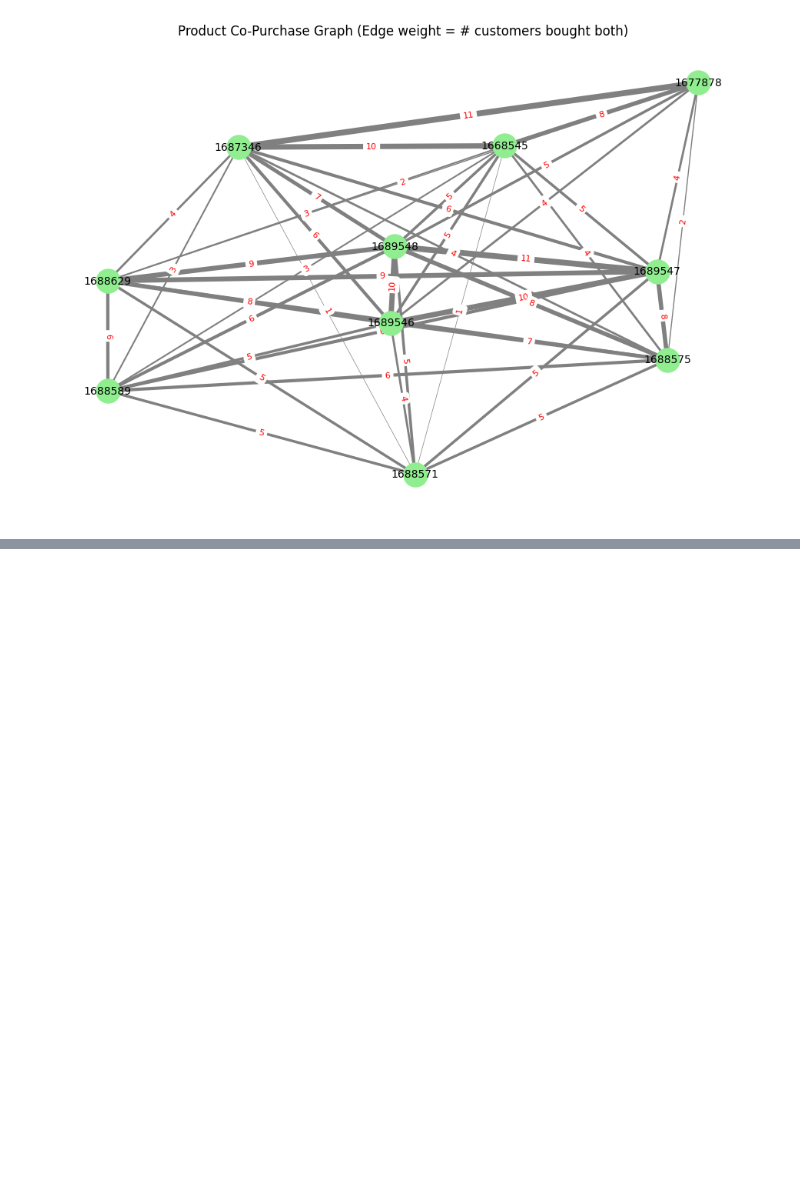
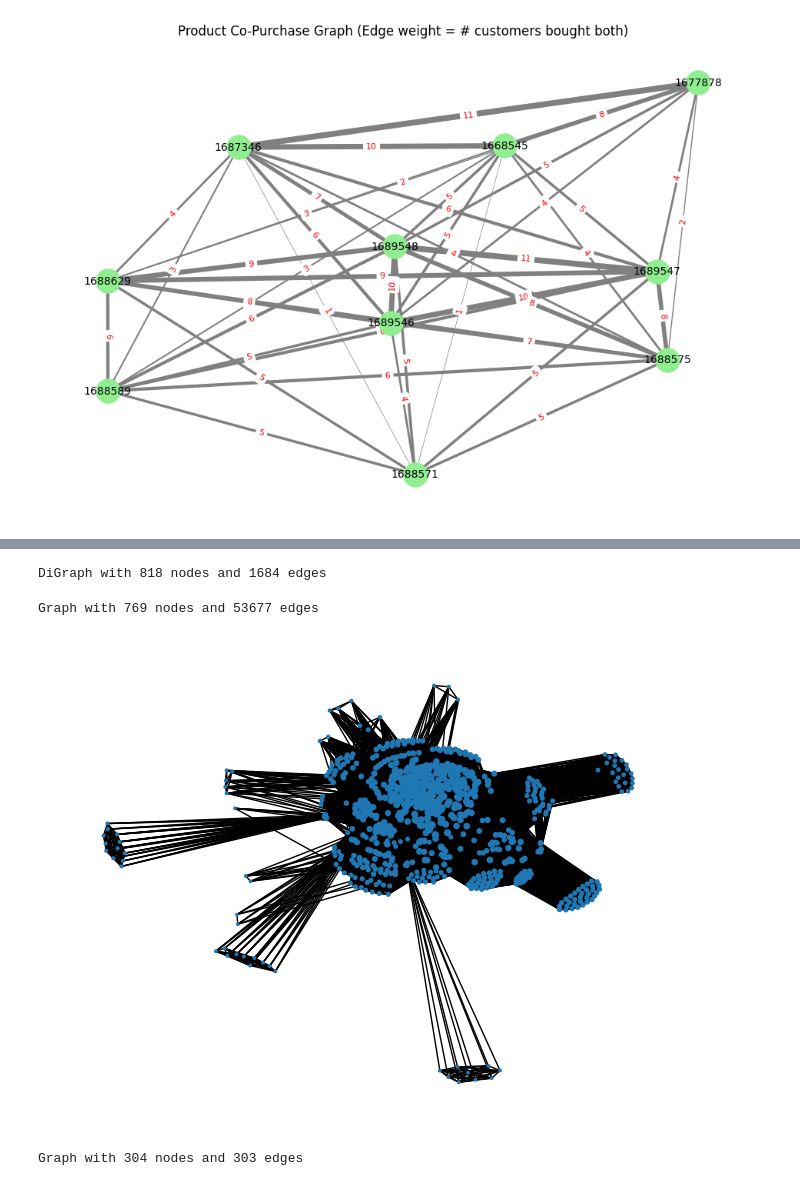
Before and after one commit to xxEthene/ST5225, a Jupyter notebook: lecture2.ipynb, the cells around one changed output, grey strips where cells are left out. Saved outputs shown, nothing was run; the diff lists cells and outputs as text; code cells hidden in the pictures; blank space fills up the shorter version.

```diff
--- a/lecture2.ipynb
+++ b/lecture2.ipynb
@@ -704,0 +710,72 @@ plt.show()
+# %%
+import networkx as nx
+
+# Create an empty directed graph
+G = nx.DiGraph()
+
+# Add nodes for customers and products
+G.add_nodes_from(df["Customer"].unique())
+G.add_nodes_from(df["Product ID"].unique())
+
+# Add edges for orders
+for _, row in df.iterrows():
+  customer = row["Customer"]
+  product = row["Product ID"]
+  G.add_edge(customer, product)
+
+# Print the number of nodes and edges in the graph
+print(G)
+# %% [output]
+DiGraph with 818 nodes and 1684 edges
+# %%
+# Create an empty undirected graph
+G = nx.Graph()
+
+# Group the data by product and create a dictionary with products as keys and the set of customers who bought them as values
+product_customers = df.groupby('Product ID')['Customer'].apply(set).to_dict()
+
+# Loop through all pairs of products
+for product1, customers1 in product_customers.items():
+  for product2, customers2 in product_customers.items():
+    if product1 != product2:
+      # Find customers who bought both products by taking the intersection of the sets
+      common_customers = customers1.intersection(customers2)
+      if common_customers:
+        # Add an edge with the intersection as an attribute
+        G.add_edge(product1, product2, customers=common_customers)
+
+# Print the number of nodes and edges in the graph
+print(G)
+# %% [output]
+Graph with 769 nodes and 53677 edges
+# %%
+import matplotlib.pyplot as plt
+import numpy as np
+
+# Get the largest connected component
+largest_component = max(nx.connected_components(G), key=len)
+
+# Create a subgraph with the largest connected component
+subgraph = G.subgraph(largest_component)
+
+# Calculate the square root of the degree for each node
+node_sizes = [np.sqrt(subgraph.degree(node)) for node in subgraph.nodes()]
+
+# Calculate the edge thickness based on the length of the customers attribute
+edge_thickness = [len(subgraph.get_edge_data(edge[0], edge[1])['customers']) for edge in subgraph.edges()]
+
+# Draw the subgraph with node sizes and edge thickness
+pos = nx.spring_layout(subgraph)
+nx.draw(subgraph, pos, node_size=node_sizes, width=edge_thickness)
+
+# Show the plot
+plt.show()
+# %% [output]
+[figure, added]
+# %%
+p = 0.007  # Define the infection probability
+T = simulate_epidemic(subgraph, p)
+
+print(T)
+# %% [output]
+Graph with 304 nodes and 303 edges
```
Also changed, not shown: parts of 15 cells of this notebook.
